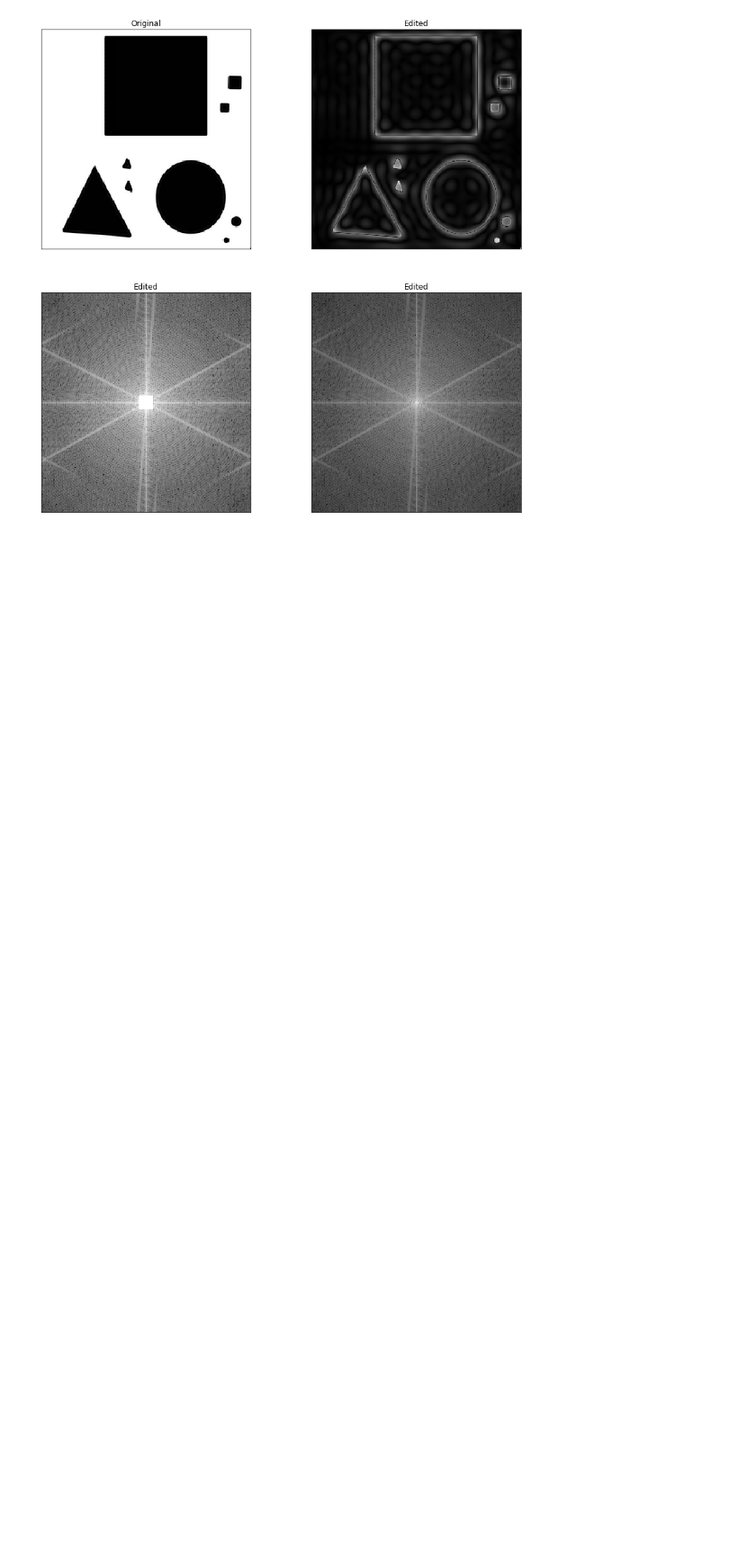
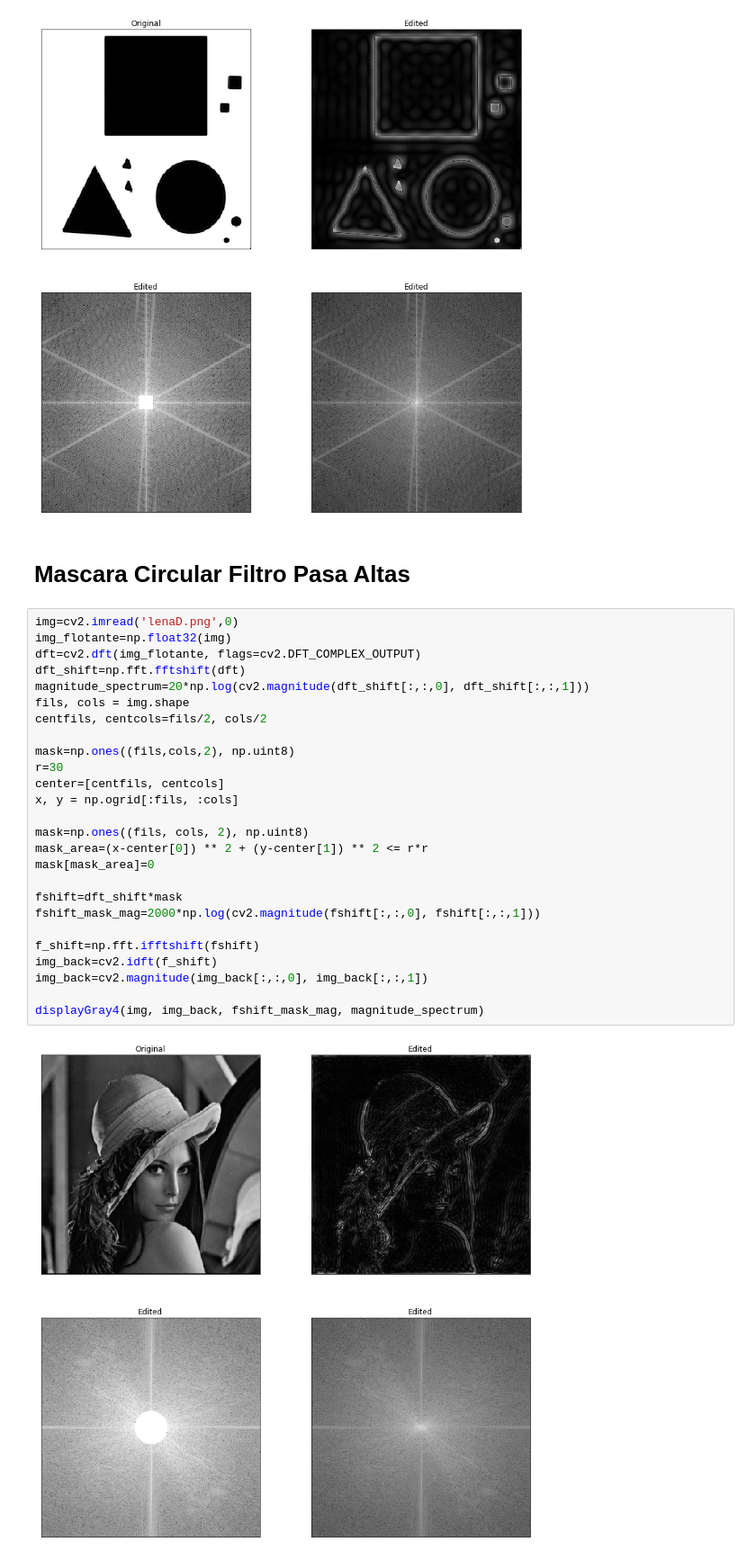
Before and after one commit to camilo520/ProcesamientoImagen, a Jupyter notebook: Clase_4.ipynb, the cells around one changed output. Shown at 90% size. Saved outputs shown, nothing was run; the diff lists cells and outputs as text; blank space fills up the shorter version.

```diff
--- a/Clase_4.ipynb
+++ b/Clase_4.ipynb
@@ -193,3 +193,33 @@ img_back=cv2.magnitude(img_back[:,:,0], img_back[:,:,1])
 displayGray4(img, img_back, fshift_mask_mag, magnitude_spectrum)
 # %% [output]
 [figure]
+# %% [markdown]
+# **Mascara Circular Filtro Pasa Altas**
+# %%
+img=cv2.imread('lenaD.png',0)
+img_flotante=np.float32(img)
+dft=cv2.dft(img_flotante, flags=cv2.DFT_COMPLEX_OUTPUT)
+dft_shift=np.fft.fftshift(dft)
+magnitude_spectrum=20*np.log(cv2.magnitude(dft_shift[:,:,0], dft_shift[:,:,1]))
+fils, cols = img.shape
+centfils, centcols=fils/2, cols/2
+
+mask=np.ones((fils,cols,2), np.uint8)
+r=30
+center=[centfils, centcols]
+x, y = np.ogrid[:fils, :cols]
+
+mask=np.ones((fils, cols, 2), np.uint8)
+mask_area=(x-center[0]) ** 2 + (y-center[1]) ** 2 <= r*r
+mask[mask_area]=0
+
+fshift=dft_shift*mask
+fshift_mask_mag=2000*np.log(cv2.magnitude(fshift[:,:,0], fshift[:,:,1]))
+
+f_shift=np.fft.ifftshift(fshift)
+img_back=cv2.idft(f_shift)
+img_back=cv2.magnitude(img_back[:,:,0], img_back[:,:,1])
+
+displayGray4(img, img_back, fshift_mask_mag, magnitude_spectrum)
+# %% [output]
+[figure, added]
```
Also changed, not shown: parts of 2 cells of this notebook.
